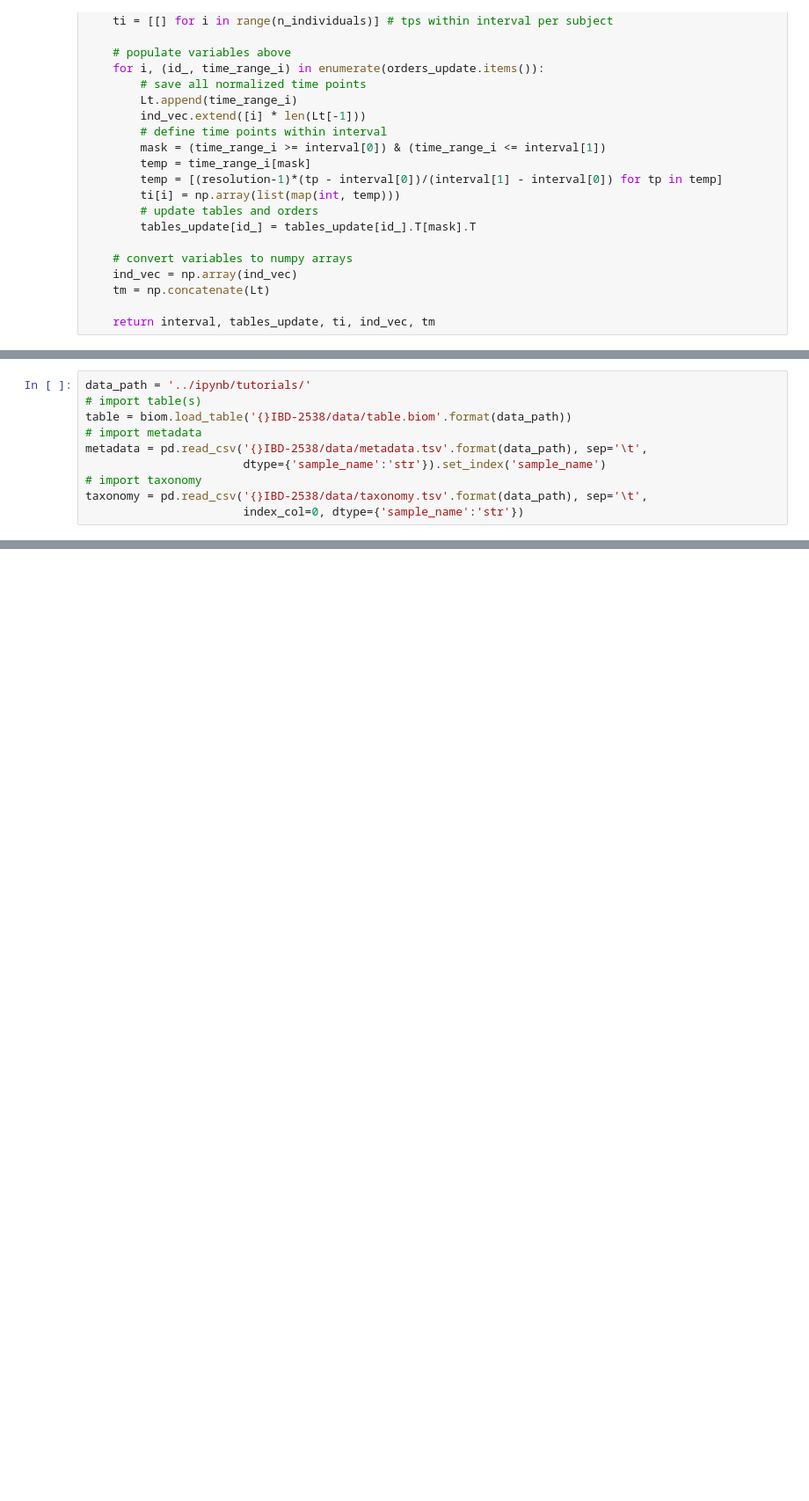
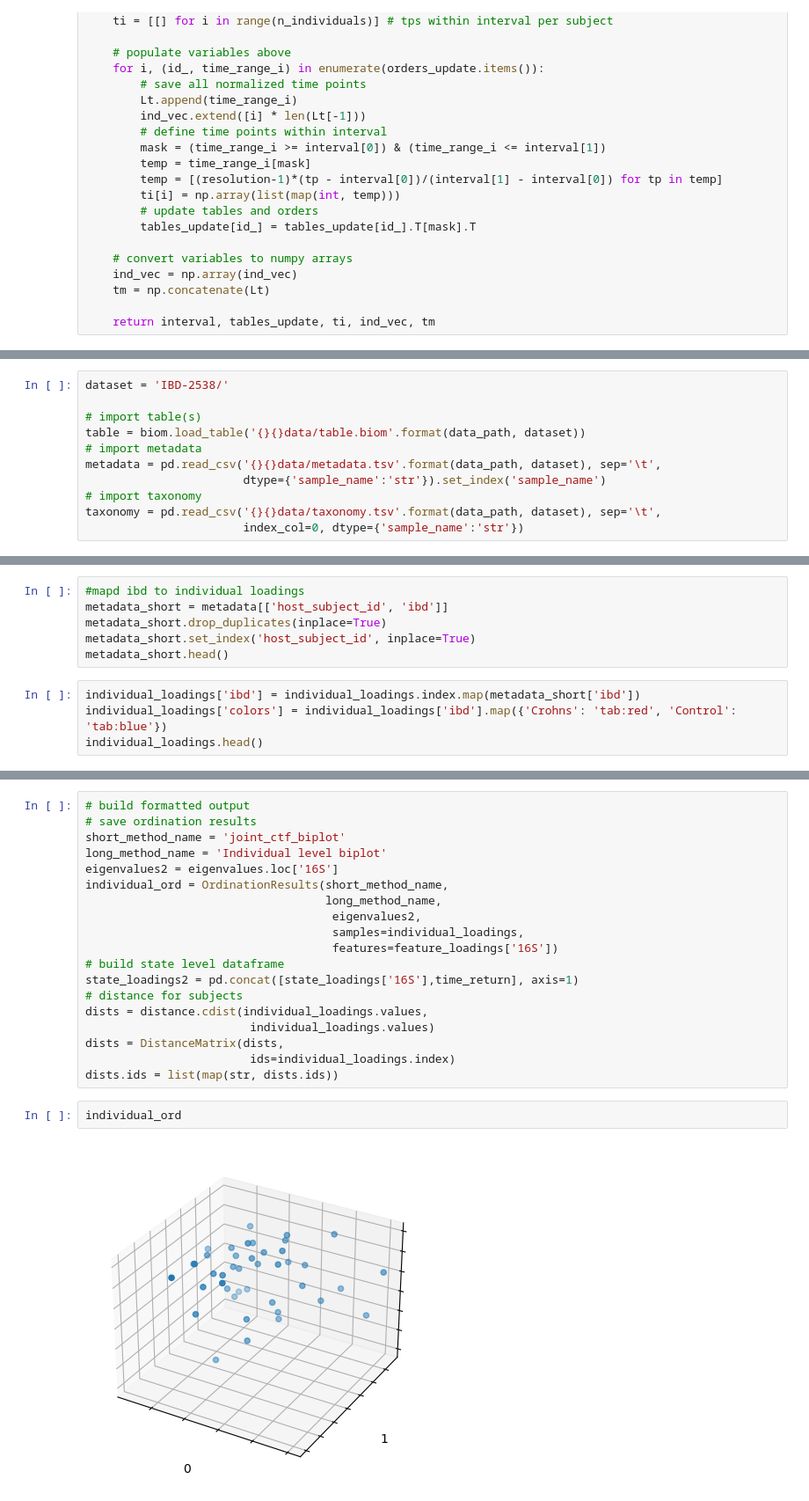
Before and after one commit to Biacordazzo/bia_gemelli, a Jupyter notebook: gemelli/joint_ctf.ipynb, the cells around one changed output, grey strips where cells are left out. Shown: that part at 88% size. Drawn from its saved outputs; the diff is of its cells as text; blank space fills up the shorter version.

```diff
--- a/gemelli/joint_ctf.ipynb
+++ b/gemelli/joint_ctf.ipynb
@@ -1250,12 +1256,13 @@ def joint_ctf(tables,
 # %%
-data_path = '../ipynb/tutorials/'
+dataset = 'IBD-2538/'
+
 # import table(s)
-table = biom.load_table('{}IBD-2538/data/table.biom'.format(data_path))
+table = biom.load_table('{}{}data/table.biom'.format(data_path, dataset))
 # import metadata
-metadata = pd.read_csv('{}IBD-2538/data/metadata.tsv'.format(data_path), sep='\t',
+metadata = pd.read_csv('{}{}data/metadata.tsv'.format(data_path, dataset), sep='\t',
                        dtype={'sample_name':'str'}).set_index('sample_name')
 # import taxonomy
-taxonomy = pd.read_csv('{}IBD-2538/data/taxonomy.tsv'.format(data_path), sep='\t',
+taxonomy = pd.read_csv('{}{}data/taxonomy.tsv'.format(data_path, dataset), sep='\t',
                        index_col=0, dtype={'sample_name':'str'})
 # %%
 (individual_loadings, feature_loadings,
@@ -1309,0 +1280,10 @@ display(time_return.head(3))
+# %%
+#mapd ibd to individual loadings
+metadata_short = metadata[['host_subject_id', 'ibd']]
+metadata_short.drop_duplicates(inplace=True)
+metadata_short.set_index('host_subject_id', inplace=True)
+metadata_short.head()
+# %%
+individual_loadings['ibd'] = individual_loadings.index.map(metadata_short['ibd'])
+individual_loadings['colors'] = individual_loadings['ibd'].map({'Crohns': 'tab:red', 'Control': 'tab:blue'})
+individual_loadings.head()
@@ -1309,0 +1433,23 @@ display(time_return.head(3))
+# %%
+# build formatted output
+# save ordination results
+short_method_name = 'joint_ctf_biplot'
+long_method_name = 'Individual level biplot'
+eigenvalues2 = eigenvalues.loc['16S']
+individual_ord = OrdinationResults(short_method_name,
+                                   long_method_name,
+                                    eigenvalues2,
+                                    samples=individual_loadings,
+                                    features=feature_loadings['16S'])
+# build state level dataframe
+state_loadings2 = pd.concat([state_loadings['16S'],time_return], axis=1)
+# distance for subjects
+dists = distance.cdist(individual_loadings.values,
+                        individual_loadings.values)
+dists = DistanceMatrix(dists,
+                        ids=individual_loadings.index)
+dists.ids = list(map(str, dists.ids))
+# %%
+individual_ord
+# %% [output]
+[figure, added]
```
Also changed, not shown: parts of 19 cells of this notebook.
